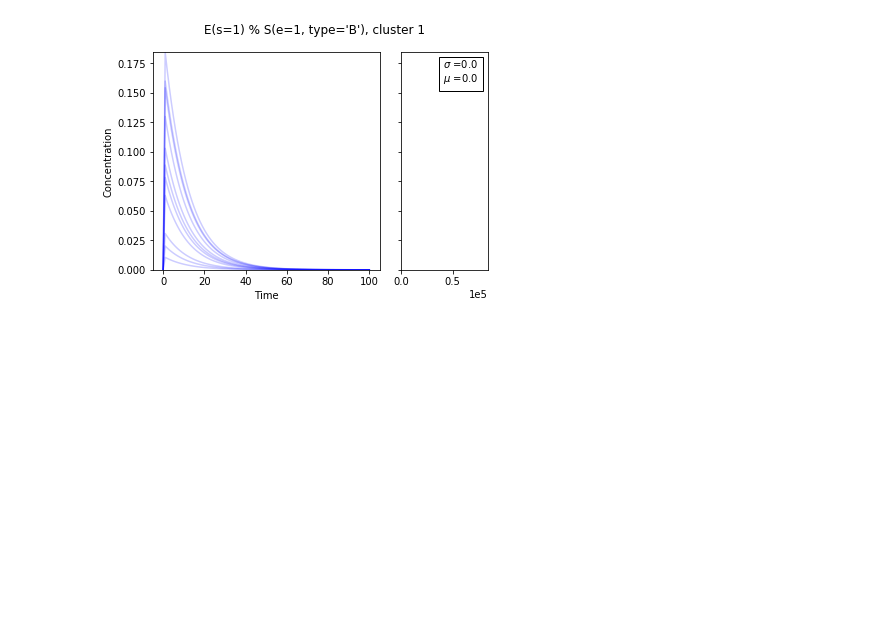
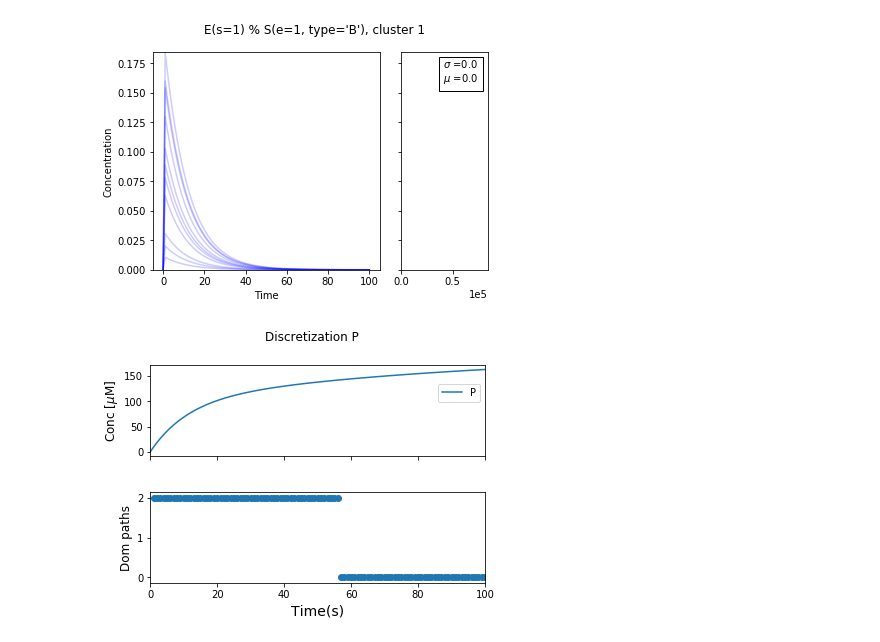
Before and after one commit to LoLab-MSM/pydyno, a Jupyter notebook: tropical/examples/double_enzymatic/double_enzymatic_analysis.ipynb, the cells around one changed output. Cells and saved outputs as stored; diff of their text form; code cells hidden in the pictures; blank space fills up the shorter version.

```diff
--- a/tropical/examples/double_enzymatic/double_enzymatic_analysis.ipynb
+++ b/tropical/examples/double_enzymatic/double_enzymatic_analysis.ipynb
@@ -33,3 +55,7 @@ ac.plot_cluster_dynamics(species=[4], norm=False)
 # %% [output]
 [figure]
 [figure]
+# %%
+visualization_seq_paths(sim, 0, signs)
+# %% [output]
+[figure, added]
```
Also changed, not shown: parts of 10 cells of this notebook, 5 other files.
